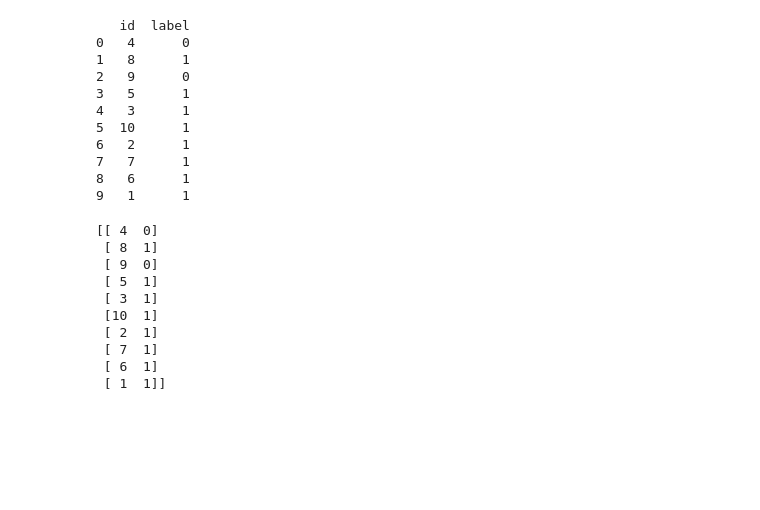
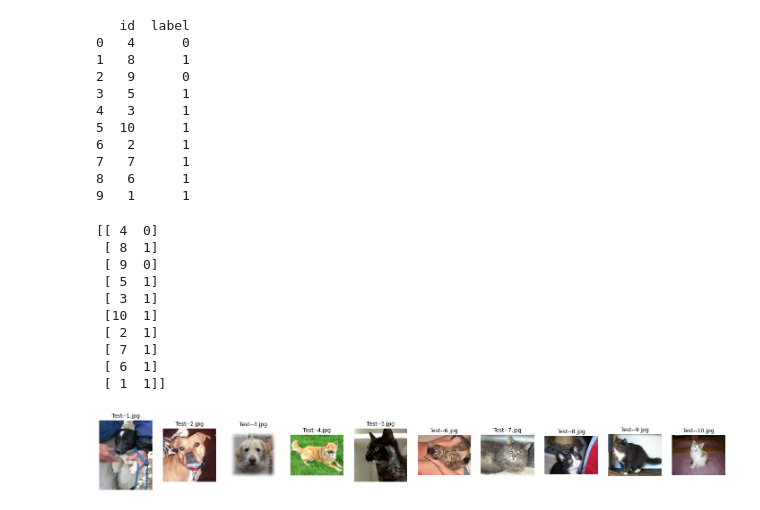
Before and after one commit to Chen-Wi-Ki/Colab-DogCat-CNN, a Jupyter notebook: DogCatCNNAlgorithm.ipynb, the cells around one changed output. Drawn from its saved outputs; the diff is of its cells as text; code cells hidden in the pictures; blank space fills up the shorter version.

```diff
--- a/DogCatCNNAlgorithm.ipynb
+++ b/DogCatCNNAlgorithm.ipynb
@@ -164,3 +164,21 @@ print(data)
  [ 7  1]
  [ 6  1]
  [ 1  1]]
+# %%
+#讀圖片方法
+import cv2
+import numpy as np
+import matplotlib.pyplot as plt
+plt.figure(figsize=(25,25))
+for i in range(1,11,1):
+  plt.subplot(1,10,i)
+  plt.title('Test--%d.jpg' % i)
+  img1=cv2.imread("gdrive/MyDrive/南台專案工作筆記/類神經網路CNN/深度學習/DogByCat_Data/test1/%d.jpg" % i)#自訂義
+  cv2plt = cv2.cvtColor(img1,cv2.COLOR_RGB2BGR)#BGR轉換RGB
+  #plt.imshow(img1)#BGR沒轉換直接用plt輸出的結果
+  plt.imshow(cv2plt)#轉換RGB後用plt輸出的結果(一般習慣是用這個)
+  plt.axis('off')
+
+plt.show()
+# %% [output]
+[figure, added]
```
